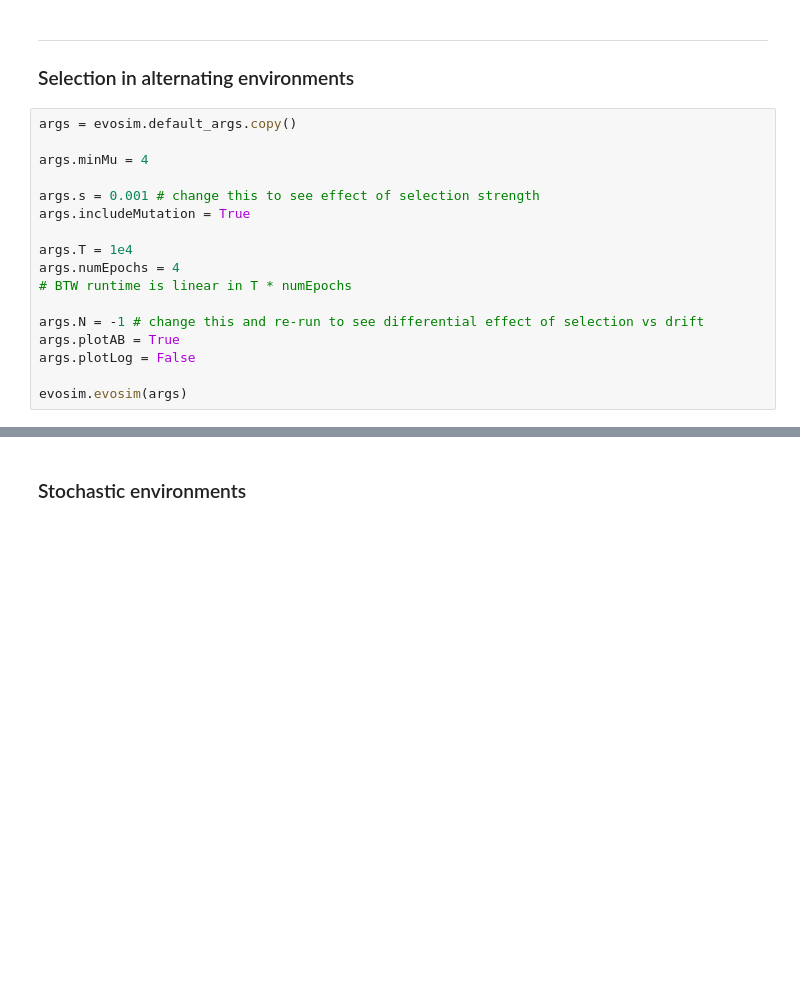
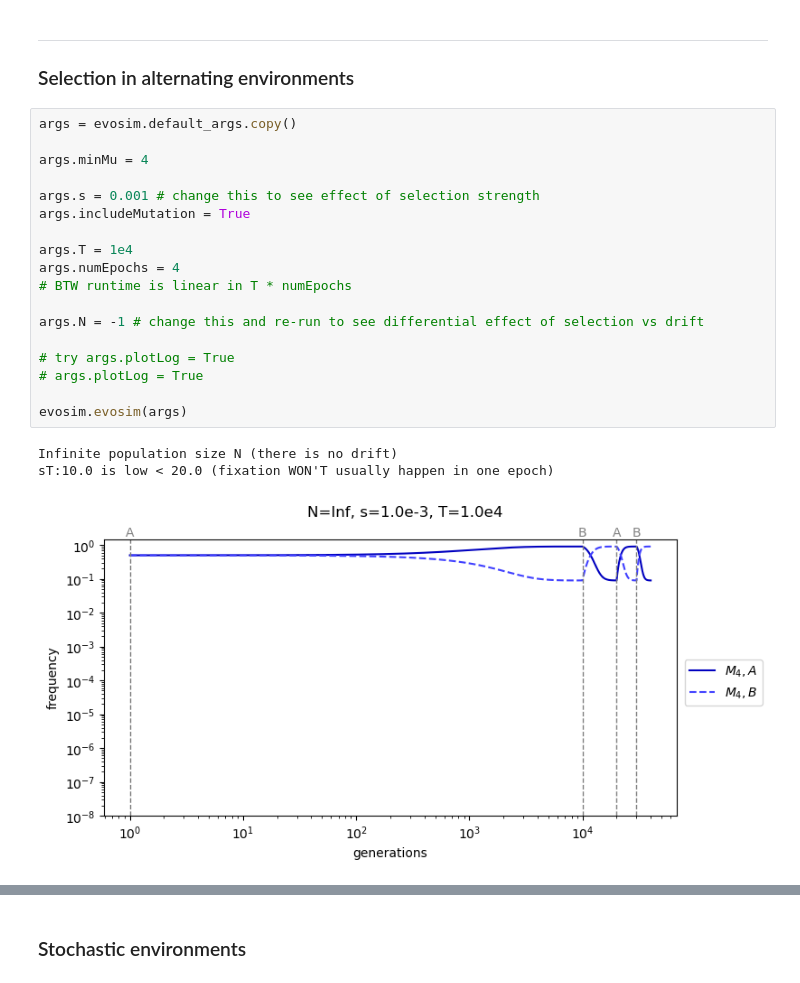
Before and after one commit to mepster/evosim, a Jupyter notebook: evosim.ipynb, the cells around one changed output, grey strips where cells are left out. Drawn from its saved outputs; the diff is of its cells as text; blank space fills up the shorter version.

```diff
--- a/evosim.ipynb
+++ b/evosim.ipynb
@@ -294,20 +278,25 @@ as above, but with drift
 # %%
 args = evosim.default_args.copy()
 
 args.minMu = 4
 
 args.s = 0.001 # change this to see effect of selection strength
 args.includeMutation = True
 
 args.T = 1e4
 args.numEpochs = 4
 # BTW runtime is linear in T * numEpochs
 
 args.N = -1 # change this and re-run to see differential effect of selection vs drift
-args.plotAB = True
-args.plotLog = False
+
+# try args.plotLog = True
+# args.plotLog = True
 
 evosim.evosim(args)
+# %% [output]
+Infinite population size N (there is no drift)
+sT:10.0 is low < 20.0 (fixation WON'T usually happen in one epoch)
+[figure, added]
 # %% [markdown]
 ---
 ### Selection on different mutators (!!) in alternating environments
```
Also changed, not shown: parts of 20 cells of this notebook.
